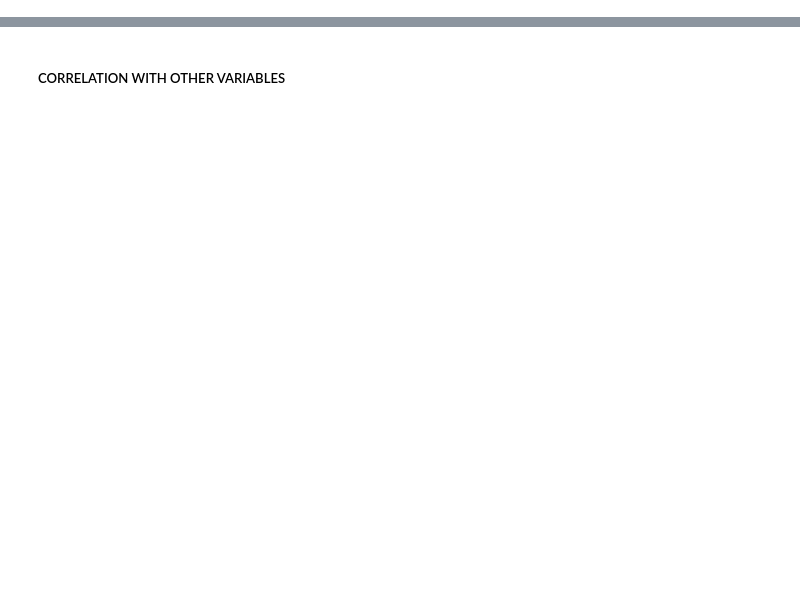
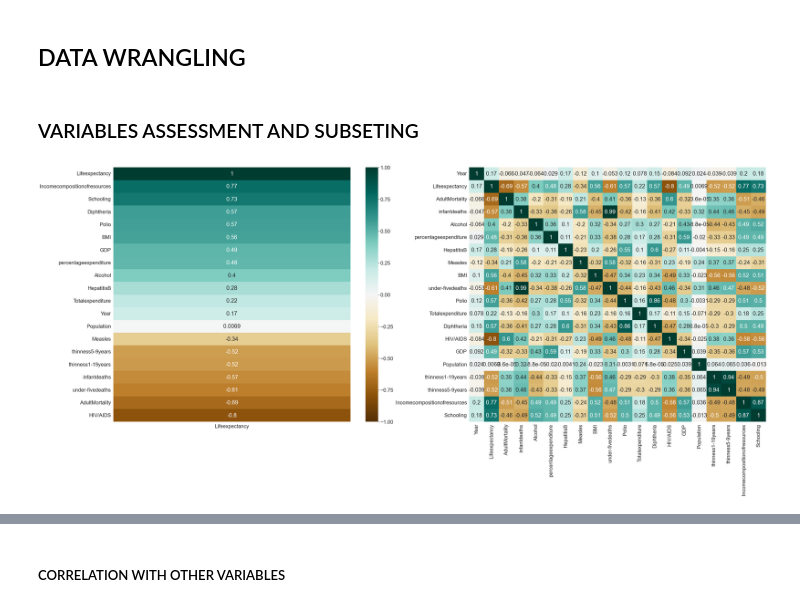
Before and after one commit to Swintabel/Life_expectancy, a Jupyter notebook: lifeexpectancy.ipynb, the cells around one changed output, grey strips where cells are left out. Drawn from its saved outputs; the diff is of its cells as text; code cells hidden in the pictures; blank space fills up the shorter version.

```diff
--- a/lifeexpectancy.ipynb
+++ b/lifeexpectancy.ipynb
@@ -84,0 +157,18 @@ plt.show()
+# %% [markdown]
+## DATA WRANGLING
+# %% [markdown]
+### VARIABLES ASSESSMENT AND SUBSETING
+# %%
+plt.figure(figsize=(50,20))
+sn.set(font_scale=2)
+led_num = led._get_numeric_data()
+corrMatrix1 = led_num.corr()
+plt.subplot(1,2,1)
+sn.heatmap(corrMatrix1[['Lifeexpectancy']].sort_values(by='Lifeexpectancy', ascending=False), vmin=-1, vmax=1, annot=True, cmap='BrBG', cbar=True)
+#plt.title("ALL COUNTRIES", fontsize = 20)
+
+plt.subplot(1,2,2)
+sn.heatmap(corrMatrix1, vmin=-1, vmax=1, annot=True, cmap='BrBG',cbar=False)
+plt.show()
+# %% [output]
+[figure, added]
```
Also changed, not shown: parts of 28 cells of this notebook, 1 other file.
